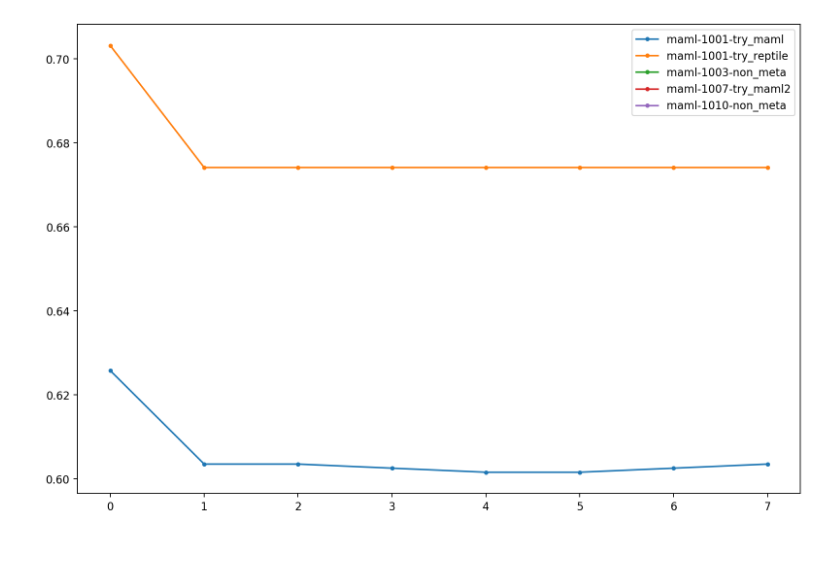
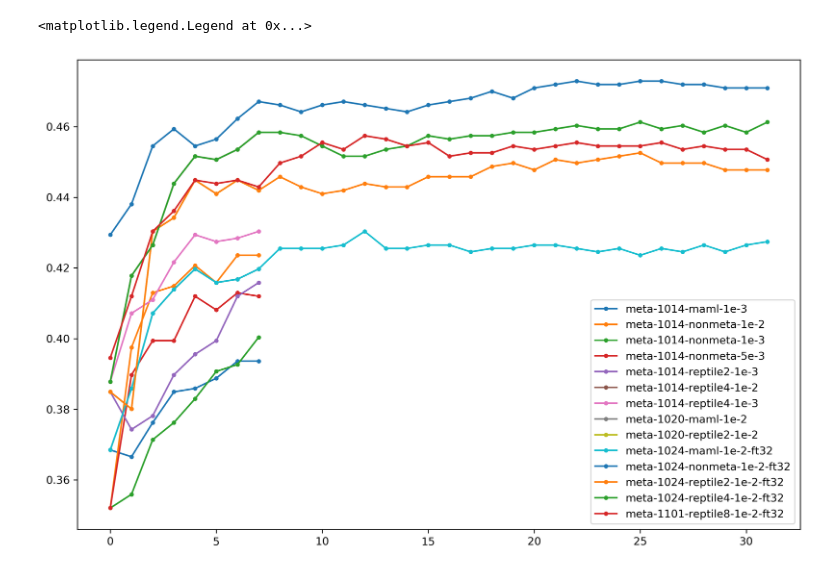
Before and after one commit to camelop/seq2struct, a Jupyter notebook: notebooks/spider_20191014.ipynb, the cells around one changed output. Saved outputs shown, nothing was run; the diff lists cells and outputs as text; code cells hidden in the pictures.

```diff
--- a/notebooks/spider_20191014.ipynb
+++ b/notebooks/spider_20191014.ipynb
@@ -38,6 +38,8 @@ for d in sorted(glob.glob('../logs/*')):
     all_scores = []
     best = (0, 0)
     for eval_path in eval_paths:
+        if "ft" in eval_path and not eval_path.endswith("ft0"):
+            continue
         step = int(re.search('step(\d+)', eval_path).group(1))
         scores = json.load(open(eval_path))
         first_half_exact = compute_accuracy(scores['per_item'][:517])
@@ -82,17 +108,22 @@ plt.legend()
 accuracy_per_run = collections.defaultdict(dict)
 rows = []
 for d in sorted(glob.glob('../logs/*')):
+    if "1e-1" in d:
+        continue
     exp_name = os.path.basename(d)
     if "wrong" in exp_name or "test" in exp_name:
         continue
     eval_paths = glob.glob(os.path.join(d, 'ft-eval-val-step*-bs1.jsonl*'))
     all_scores = []
     best = (0, 0)
+    print(exp_name, d)
     for eval_path in eval_paths:
-        ft_num = int(re.search('ft(\d+)', eval_path).group(1))
+        # ft_num = int(re.search('ft(\d+)', eval_path).group(1))
+        ft_num = int(eval_path.split("ft")[-1])
         scores = json.load(open(eval_path))
         first_half_exact = compute_accuracy(scores['per_item'][:517])
         second_half_exact = compute_accuracy(scores['per_item'][517:])
+        # print(eval_path, scores['total_scores']['all']['exact'])
         all_scores.append((ft_num, scores['total_scores']['all']['exact'], first_half_exact['all'], second_half_exact['all']))
 
     all_scores.sort(key=operator.itemgetter(0))
@@ -104,7 +135,6 @@ for d in sorted(glob.glob('../logs/*')):
         '1/2': [s[2] for s in all_scores],
         '2/2': [s[3] for s in all_scores],
     }
-    print(d)
 
 df = pd.DataFrame(rows, columns=('name', 'num steps eval', 'step', 'acc', '1/2 acc', '2/2 acc'))
 df
@@ -123,7 +177,10 @@ df
 # %%
-fig=plt.figure(figsize=(12, 8), dpi= 160, facecolor='w', edgecolor='k')
+fig=plt.figure(figsize=(12, 8), dpi= 300, facecolor='w', edgecolor='k')
 # See how accuracy varies over time
 for k, v in sorted(accuracy_per_run.items()):
+    print(v['x'], v['all'])
+    if not v['x']:
+        continue
     plt.plot(v['x'], v['all'], marker='.', label=k)
 plt.legend()
 # %% [output]
@@ -131 +204,2 @@ plt.legend()
+<matplotlib.legend.Legend at 0x...>
-[figure, old version]
+[figure, new version]
```
Also changed, not shown: parts of 4 cells of this notebook, 8 other files.
